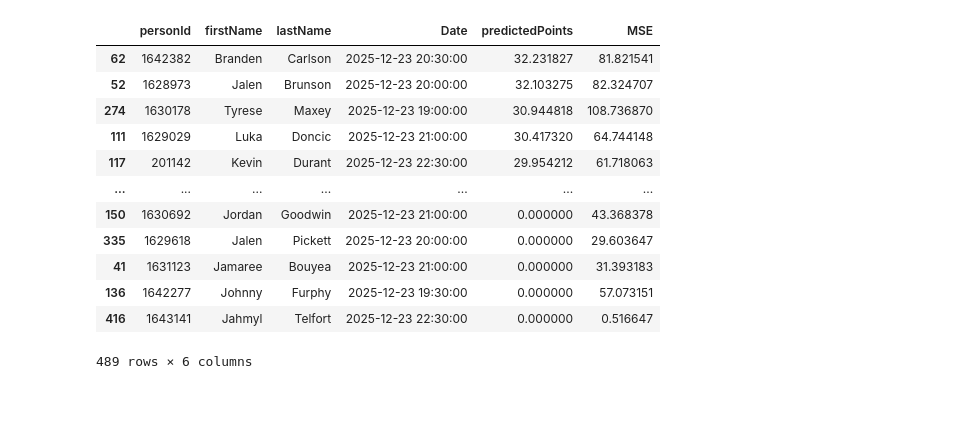
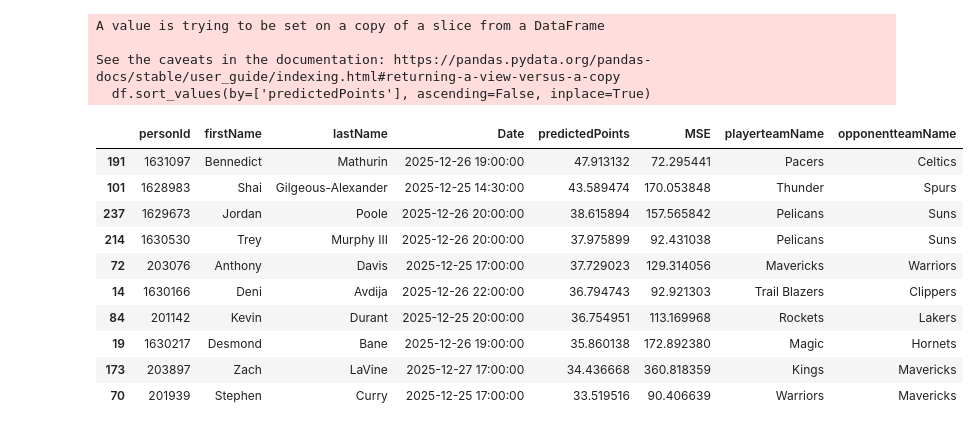
Before and after one commit to nikgup11/BoxScore-Bots, a Jupyter notebook: data-collection/projection_insight.ipynb, the cells around one changed output. Drawn from its saved outputs; the diff is of its cells as text; code cells hidden in the pictures; blank space fills up the shorter version.

Commit message:
minor tweaks and updated data

```diff
--- a/data-collection/projection_insight.ipynb
+++ b/data-collection/projection_insight.ipynb
@@ -42,20 +42,22 @@ See the caveats in the documentation: https://pandas.pydata.org/pandas-docs/stab
 # %%
 df.sort_values(by=['predictedPoints'], ascending=False, inplace=True)
-df
+df.head(10)
 # %% [output]
+A value is trying to be set on a copy of a slice from a DataFrame
+
+See the caveats in the documentation: https://pandas.pydata.org/pandas-docs/stable/user_guide/indexing.html#returning-a-view-versus-a-copy
+  df.sort_values(by=['predictedPoints'], ascending=False, inplace=True)
-|  | personId | firstName | lastName | Date | predictedPoints | MSE |
-| 62 | 1642382 | Branden | Carlson | 2025-12-23 20:30:00 | 32.231827 | 81.821541 |
-| 52 | 1628973 | Jalen | Brunson | 2025-12-23 20:00:00 | 32.103275 | 82.324707 |
-| 274 | 1630178 | Tyrese | Maxey | 2025-12-23 19:00:00 | 30.944818 | 108.736870 |
-| 111 | 1629029 | Luka | Doncic | 2025-12-23 21:00:00 | 30.417320 | 64.744148 |
-| 117 | 201142 | Kevin | Durant | 2025-12-23 22:30:00 | 29.954212 | 61.718063 |
-| ... | ... | ... | ... | ... | ... | ... |
-| 150 | 1630692 | Jordan | Goodwin | 2025-12-23 21:00:00 | 0.000000 | 43.368378 |
-| 335 | 1629618 | Jalen | Pickett | 2025-12-23 20:00:00 | 0.000000 | 29.603647 |
-| 41 | 1631123 | Jamaree | Bouyea | 2025-12-23 21:00:00 | 0.000000 | 31.393183 |
-| 136 | 1642277 | Johnny | Furphy | 2025-12-23 19:30:00 | 0.000000 | 57.073151 |
-| 416 | 1643141 | Jahmyl | Telfort | 2025-12-23 22:30:00 | 0.000000 | 0.516647 |
+|  | personId | firstName | lastName | Date | predictedPoints | MSE | playerteamName | opponentteamName |
+| 191 | 1631097 | Bennedict | Mathurin | 2025-12-26 19:00:00 | 47.913132 | 72.295441 | Pacers | Celtics |
+| 101 | 1628983 | Shai | Gilgeous-Alexander | 2025-12-25 14:30:00 | 43.589474 | 170.053848 | Thunder | Spurs |
+| 237 | 1629673 | Jordan | Poole | 2025-12-26 20:00:00 | 38.615894 | 157.565842 | Pelicans | Suns |
+| 214 | 1630530 | Trey | Murphy III | 2025-12-26 20:00:00 | 37.975899 | 92.431038 | Pelicans | Suns |
+| 72 | 203076 | Anthony | Davis | 2025-12-25 17:00:00 | 37.729023 | 129.314056 | Mavericks | Warriors |
+| 14 | 1630166 | Deni | Avdija | 2025-12-26 22:00:00 | 36.794743 | 92.921303 | Trail Blazers | Clippers |
+| 84 | 201142 | Kevin | Durant | 2025-12-25 20:00:00 | 36.754951 | 113.169968 | Rockets | Lakers |
+| 19 | 1630217 | Desmond | Bane | 2025-12-26 19:00:00 | 35.860138 | 172.892380 | Magic | Hornets |
+| 173 | 203897 | Zach | LaVine | 2025-12-27 17:00:00 | 34.436668 | 360.818359 | Kings | Mavericks |
+| 70 | 201939 | Stephen | Curry | 2025-12-25 17:00:00 | 33.519516 | 90.406639 | Warriors | Mavericks |
-489 rows × 6 columns
 # %%
 df = df[df['predictedPoints'] > 10]
 df.sort_values(by=['MSE'], ascending=True, inplace=True)
```
Also changed, not shown: parts of 4 cells of this notebook, 4 other files.
